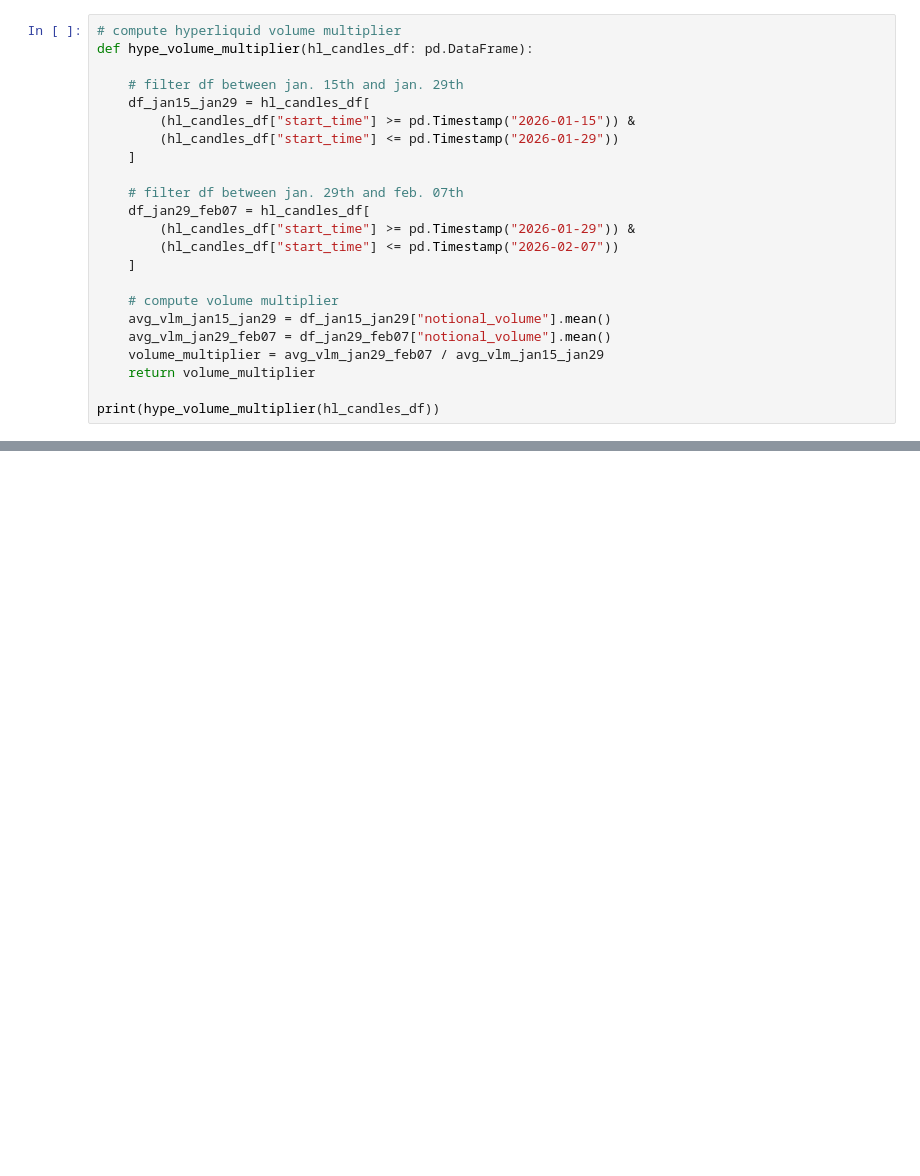
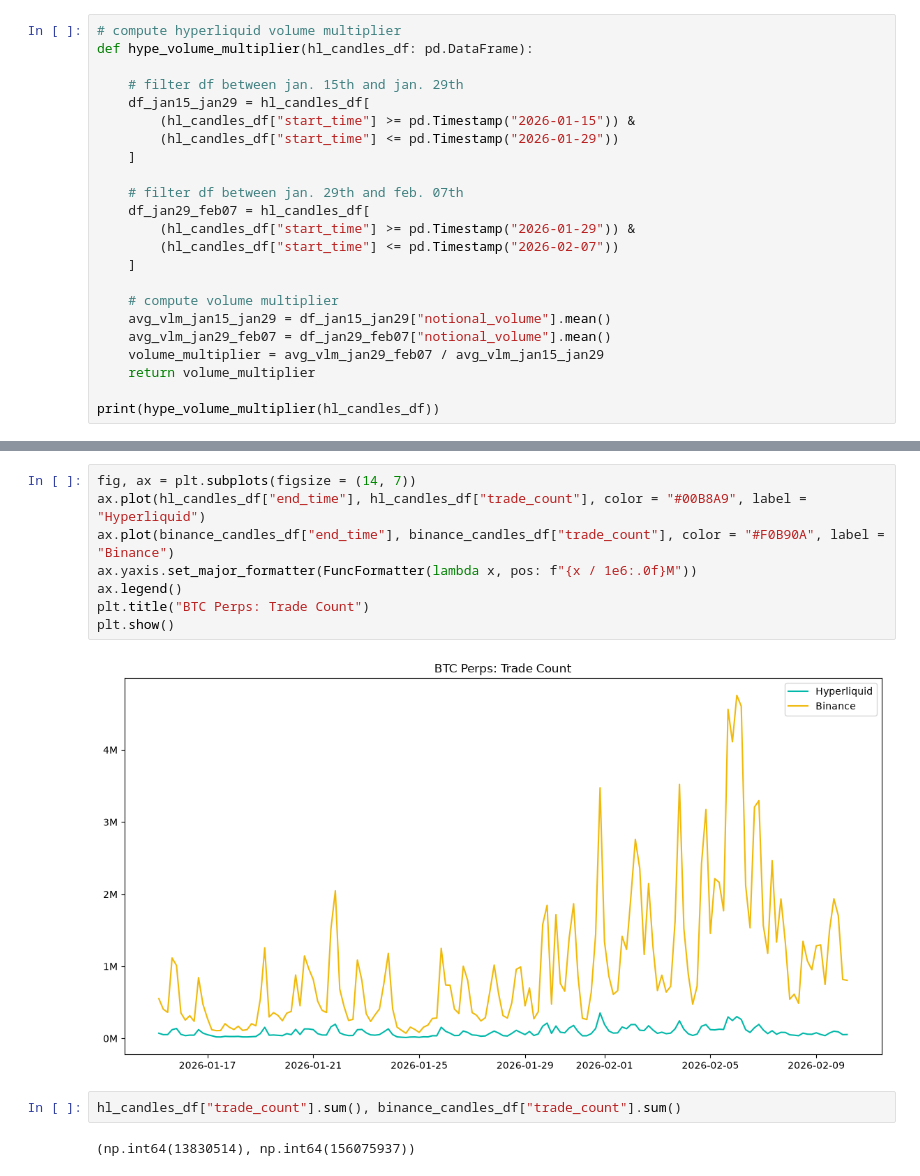
Before and after one commit to cwispychikin/perp-exchanges-data, a Jupyter notebook: exchanges/analysis.ipynb, the cells around one changed output, grey strips where cells are left out. Cells and saved outputs as stored; diff of their text form; blank space fills up the shorter version.

```diff
--- a/exchanges/analysis.ipynb
+++ b/exchanges/analysis.ipynb
@@ -196,0 +217,14 @@ plot_liquidation(hl_liquidation_df, binance_liquidation_df)
+# %%
+fig, ax = plt.subplots(figsize = (14, 7))
+ax.plot(hl_candles_df["end_time"], hl_candles_df["trade_count"], color = "#00B8A9", label = "Hyperliquid")
+ax.plot(binance_candles_df["end_time"], binance_candles_df["trade_count"], color = "#F0B90A", label = "Binance")
+ax.yaxis.set_major_formatter(FuncFormatter(lambda x, pos: f"{x / 1e6:.0f}M"))
+ax.legend()
+plt.title("BTC Perps: Trade Count")
+plt.show()
+# %% [output]
+[figure, added]
+# %%
+hl_candles_df["trade_count"].sum(), binance_candles_df["trade_count"].sum()
+# %% [output]
+(np.int64(13830514), np.int64(156075937))
```
Also changed, not shown: parts of 15 cells of this notebook, 2 other files.
